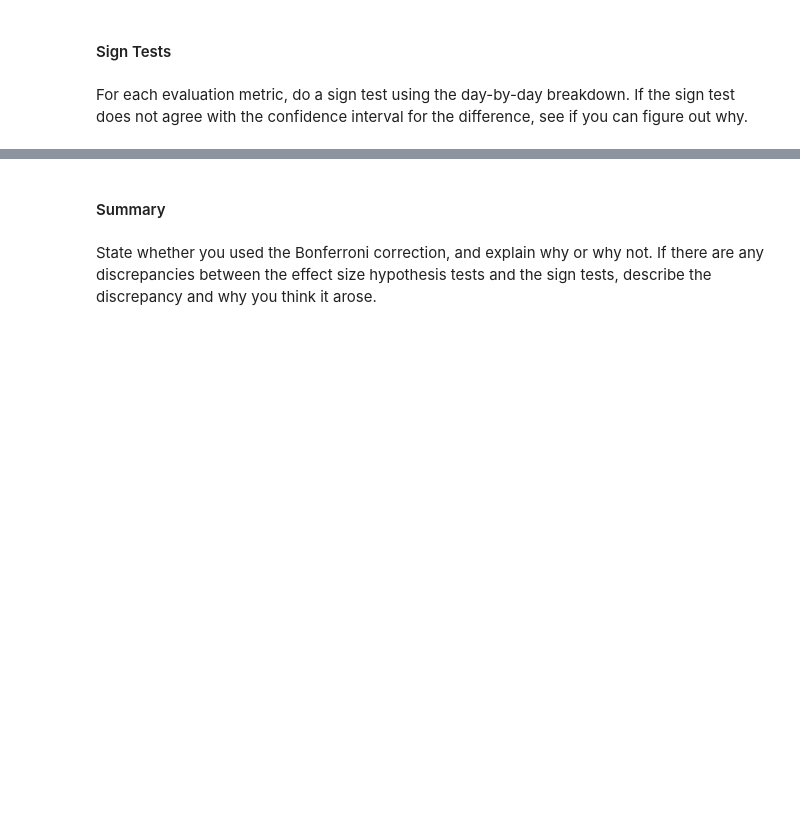
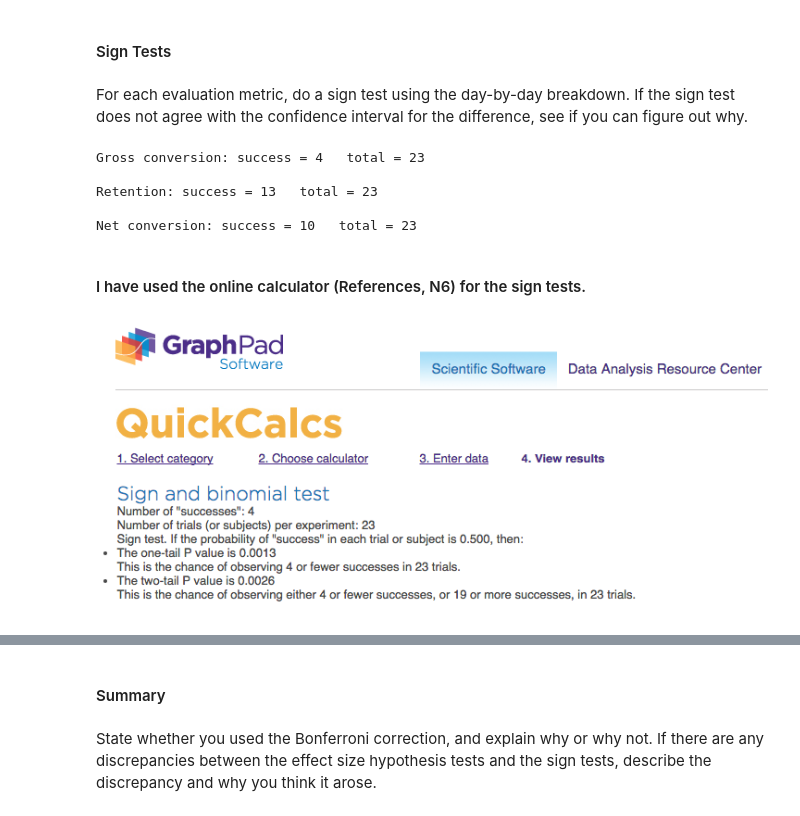
Before and after one commit to OlgaBelitskaya/OlgaBelitskaya.github.io, a Jupyter notebook: P7_Design_an_A_B_Test_Overview.ipynb, the cells around one changed output, grey strips where cells are left out. Saved outputs shown, nothing was run; the diff lists cells and outputs as text; code cells hidden in the pictures; blank space fills up the shorter version.

```diff
--- a/P7_Design_an_A_B_Test_Overview.ipynb
+++ b/P7_Design_an_A_B_Test_Overview.ipynb
@@ -446,3 +451,28 @@ If you have chosen multiple evaluation metrics, you will need to decide whether
 #### Sign Tests
 # %% [markdown]
 For each evaluation metric, do a sign test using the day-by-day breakdown. If the sign test does not agree with the confidence interval for the difference, see if you can figure out why.
+# %%
+# Supporting calculation of successful events for the evaluation metrics
+Gross_conversion_success = experiment_data2['Enrollments']/experiment_data2['Clicks'] \
+>control_data2['Enrollments']/control_data2['Clicks']
+print "Gross conversion: success =", Gross_conversion_success.sum(), "  total =", Gross_conversion_success.size
+print
+Retention_success = experiment_data2['Payments']/experiment_data2['Enrollments'] \
+>control_data2['Payments']/control_data2['Enrollments']
+print "Retention: success =", Retention_success.sum(), "  total =", Retention_success.size
+print
+Net_conversion_success = experiment_data2['Payments']/experiment_data2['Clicks'] \
+>control_data2['Payments']/control_data2['Clicks']
+print "Net conversion: success =", Net_conversion_success.sum(), "  total =", Net_conversion_success.size
+# %% [output]
+Gross conversion: success = 4   total = 23
+
+Retention: success = 13   total = 23
+
+Net conversion: success = 10   total = 23
+# %% [markdown]
+#### I have used the online calculator (References, N6) for the sign tests.
+# %%
+Image('Sign_Gross_conversion_Screenshot.png')
+# %% [output]
+[figure, added]
```
Also changed, not shown: parts of 14 cells of this notebook, 4 other files.
